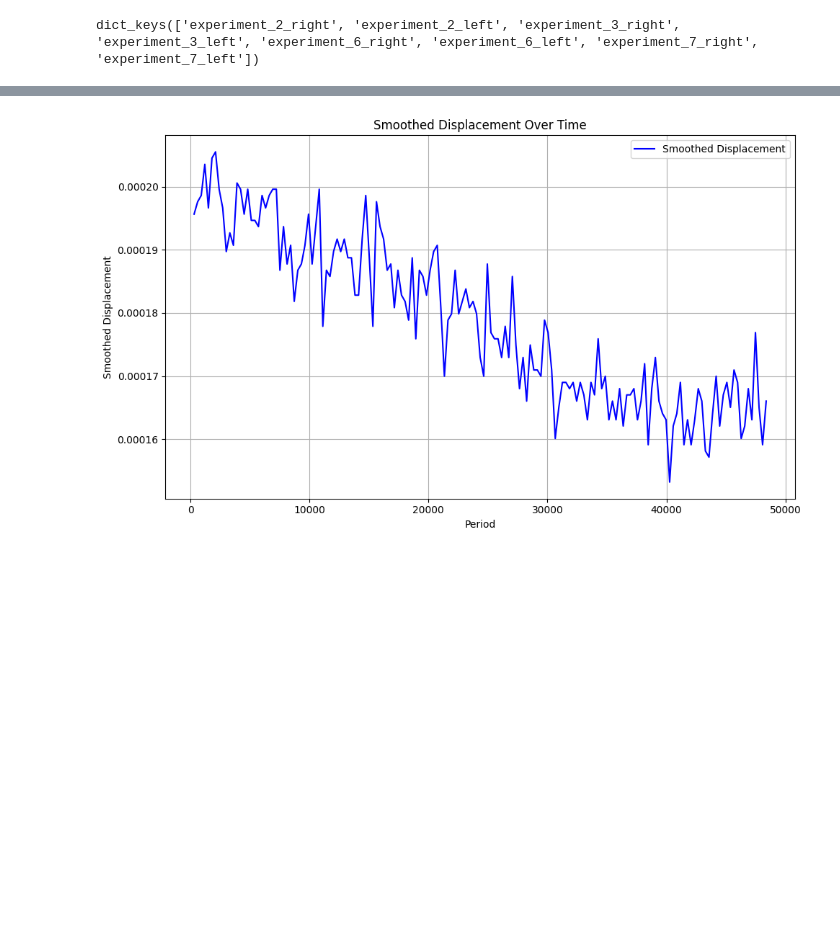
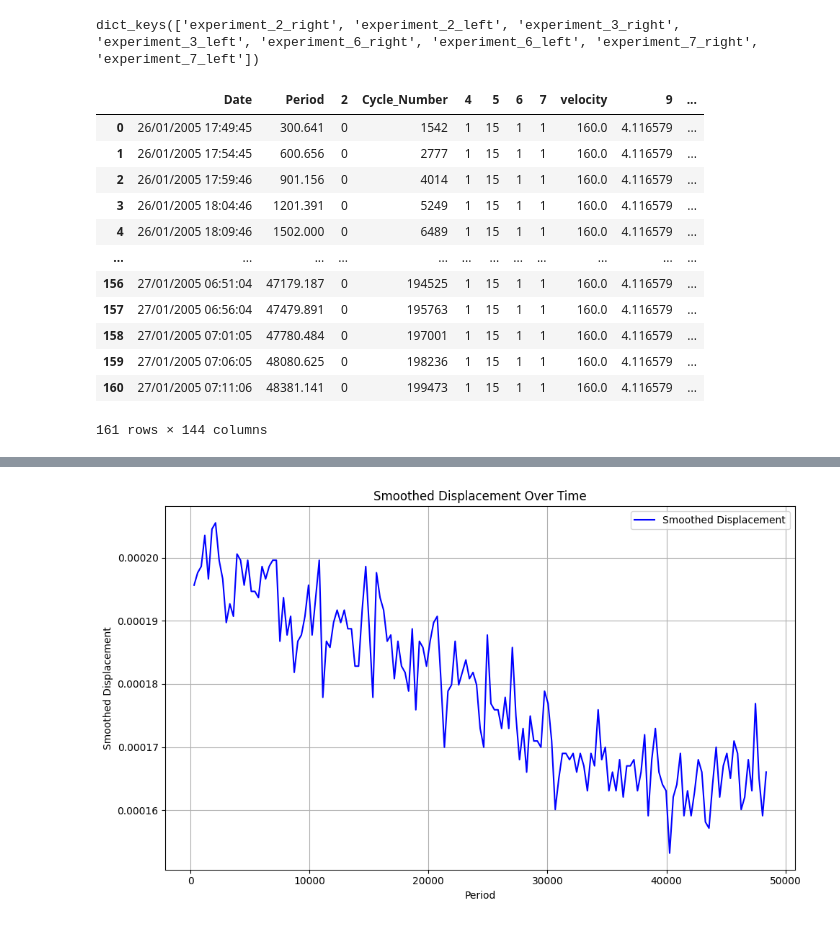
Before and after one commit to rammalali/FYP, a Jupyter notebook: notebooks/model_creation.ipynb, the cells around one changed output, grey strips where cells are left out. Cells and saved outputs as stored; diff of their text form; code cells hidden in the pictures; blank space fills up the shorter version.

```diff
--- a/notebooks/model_creation.ipynb
+++ b/notebooks/model_creation.ipynb
@@ -52,3 +110,19 @@ else:
 experiment_dataframes.keys()
 # %% [output]
 dict_keys(['experiment_2_right', 'experiment_2_left', 'experiment_3_right', 'experiment_3_left', 'experiment_6_right', 'experiment_6_left', 'experiment_7_right', 'experiment_7_left'])
+# %%
+experiment_dataframes["experiment_2_right"]
+# %% [output]
+|  | Date | Period | 2 | Cycle_Number | 4 | 5 | 6 | 7 | velocity | 9 | ... |
+| 0 | 26/01/2005 17:49:45 | 300.641 | 0 | 1542 | 1 | 15 | 1 | 1 | 160.0 | 4.116579 | ... |
+| 1 | 26/01/2005 17:54:45 | 600.656 | 0 | 2777 | 1 | 15 | 1 | 1 | 160.0 | 4.116579 | ... |
+| 2 | 26/01/2005 17:59:46 | 901.156 | 0 | 4014 | 1 | 15 | 1 | 1 | 160.0 | 4.116579 | ... |
+| 3 | 26/01/2005 18:04:46 | 1201.391 | 0 | 5249 | 1 | 15 | 1 | 1 | 160.0 | 4.116579 | ... |
+| 4 | 26/01/2005 18:09:46 | 1502.000 | 0 | 6489 | 1 | 15 | 1 | 1 | 160.0 | 4.116579 | ... |
+| ... | ... | ... | ... | ... | ... | ... | ... | ... | ... | ... | ... |
+| 156 | 27/01/2005 06:51:04 | 47179.187 | 0 | 194525 | 1 | 15 | 1 | 1 | 160.0 | 4.116579 | ... |
+| 157 | 27/01/2005 06:56:04 | 47479.891 | 0 | 195763 | 1 | 15 | 1 | 1 | 160.0 | 4.116579 | ... |
+| 158 | 27/01/2005 07:01:05 | 47780.484 | 0 | 197001 | 1 | 15 | 1 | 1 | 160.0 | 4.116579 | ... |
+| 159 | 27/01/2005 07:06:05 | 48080.625 | 0 | 198236 | 1 | 15 | 1 | 1 | 160.0 | 4.116579 | ... |
+| 160 | 27/01/2005 07:11:06 | 48381.141 | 0 | 199473 | 1 | 15 | 1 | 1 | 160.0 | 4.116579 | ... |
+161 rows × 144 columns
```
Also changed, not shown: parts of 23 cells of this notebook, 1 other file.
